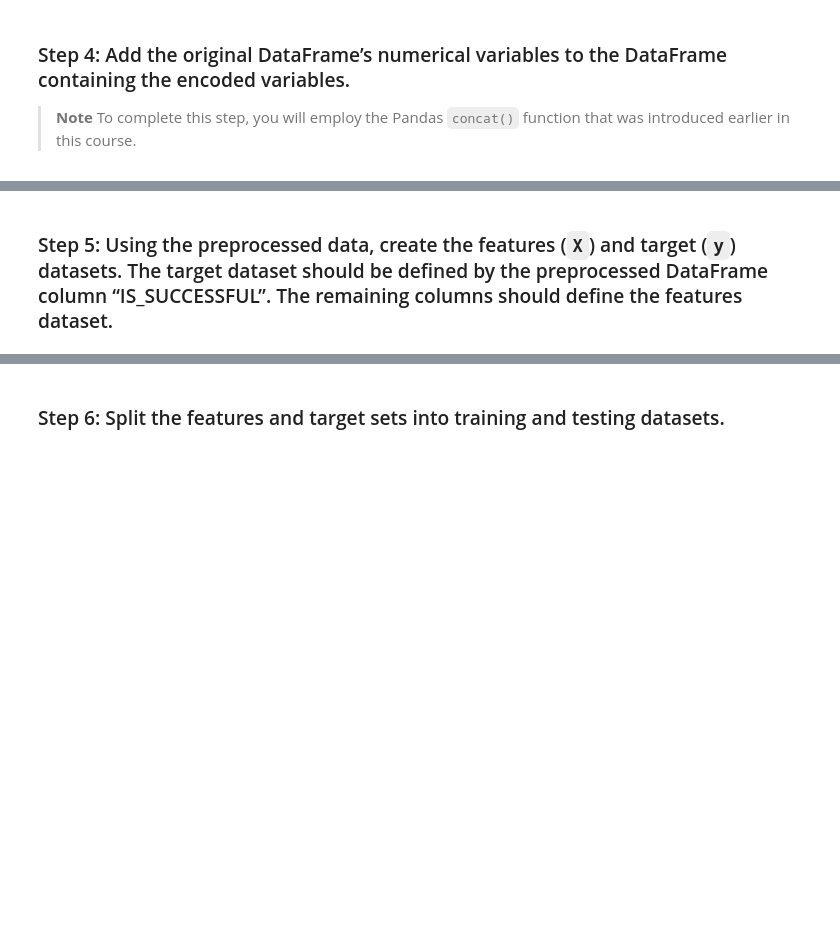
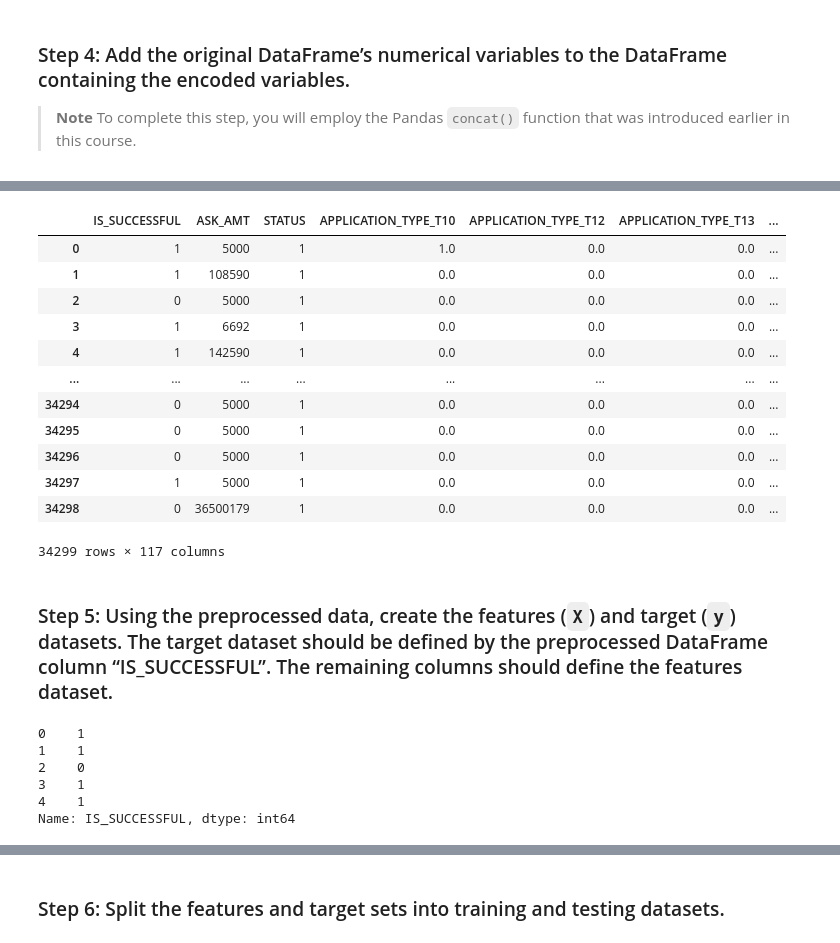
Before and after one commit to ahcano/venture_funding_with_deep_learning, a Jupyter notebook: Colab_venture_funding_with_deep_learning.ipynb, the cells around one changed output, grey strips where cells are left out. Cells and saved outputs as stored; diff of their text form; code cells hidden in the pictures; blank space fills up the shorter version.

```diff
--- a/Colab_venture_funding_with_deep_learning.ipynb
+++ b/Colab_venture_funding_with_deep_learning.ipynb
@@ -162,10 +245,38 @@ encoded_df = # YOUR CODE HERE
+# %%
+joined_encoded_df = pd.concat(
+    [applicant_data_df["IS_SUCCESSFUL"], joined_encoded_df], axis="columns", join="inner"
+)
+
+# Review the DataFrame
+joined_encoded_df
+# %% [output]
+|  | IS_SUCCESSFUL | ASK_AMT | STATUS | APPLICATION_TYPE_T10 | APPLICATION_TYPE_T12 | APPLICATION_TYPE_T13 | ... |
+| 0 | 1 | 5000 | 1 | 1.0 | 0.0 | 0.0 | ... |
+| 1 | 1 | 108590 | 1 | 0.0 | 0.0 | 0.0 | ... |
+| 2 | 0 | 5000 | 1 | 0.0 | 0.0 | 0.0 | ... |
+| 3 | 1 | 6692 | 1 | 0.0 | 0.0 | 0.0 | ... |
+| 4 | 1 | 142590 | 1 | 0.0 | 0.0 | 0.0 | ... |
+| ... | ... | ... | ... | ... | ... | ... | ... |
+| 34294 | 0 | 5000 | 1 | 0.0 | 0.0 | 0.0 | ... |
+| 34295 | 0 | 5000 | 1 | 0.0 | 0.0 | 0.0 | ... |
+| 34296 | 0 | 5000 | 1 | 0.0 | 0.0 | 0.0 | ... |
+| 34297 | 1 | 5000 | 1 | 0.0 | 0.0 | 0.0 | ... |
+| 34298 | 0 | 36500179 | 1 | 0.0 | 0.0 | 0.0 | ... |
+34299 rows × 117 columns
 # %% [markdown]
 ### Step 5: Using the preprocessed data, create the features (`X`) and target (`y`) datasets. The target dataset should be defined by the preprocessed DataFrame column “IS_SUCCESSFUL”. The remaining columns should define the features dataset.
 # %%
 # Define the target set y using the IS_SUCCESSFUL column
-y = # YOUR CODE HERE
+y = joined_encoded_df["IS_SUCCESSFUL"]
 
 # Display a sample of y
-# YOUR CODE HERE
+y.head()
+# %% [output]
+0    1
+1    1
+2    0
+3    1
+4    1
+Name: IS_SUCCESSFUL, dtype: int64
 # %%
 # Define features set X by selecting all columns but IS_SUCCESSFUL
```
Also changed, not shown: parts of 15 cells of this notebook.
